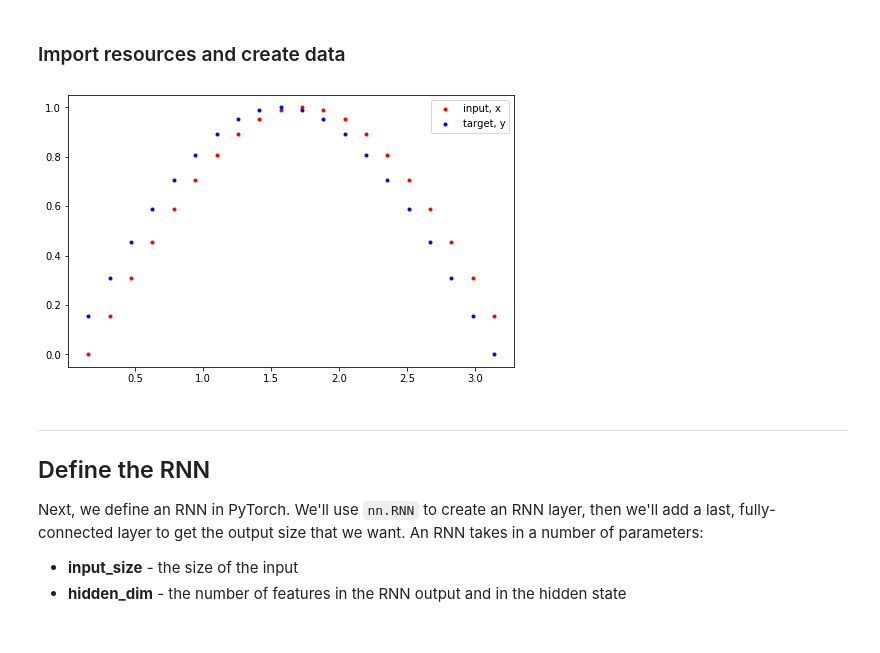
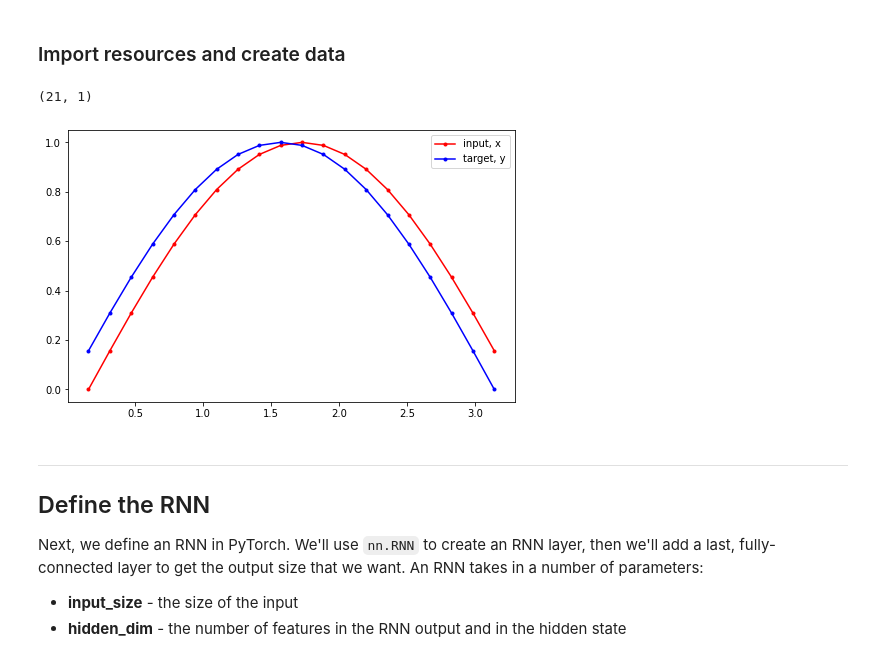
Before and after one commit to anthony-wang/deep-learning-v2-pytorch, a Jupyter notebook: recurrent-neural-networks/time-series/Simple_RNN_aw.ipynb, the cells around one changed output. Cells and saved outputs as stored; diff of their text form; code cells hidden in the pictures.

Commit message:
Added simple RNN for time series prediction (sinusoidal)

```diff
--- a/recurrent-neural-networks/time-series/Simple_RNN_aw.ipynb
+++ b/recurrent-neural-networks/time-series/Simple_RNN_aw.ipynb
@@ -18,25 +18,28 @@ import matplotlib.pyplot as plt
 # %%
 plt.figure(figsize=(8,5))
 
 # how many time steps/data pts are in one batch of data
 seq_length = 20
 
 # generate evenly spaced data pts
 time_steps = np.linspace(0, np.pi, seq_length + 1)
 data = np.sin(time_steps)
 data.resize((seq_length + 1, 1)) # size becomes (seq_length+1, 1), adds an input_size dimension
 
+print(data.shape)
+
 x = data[:-1] # all but the last piece of data
 y = data[1:] # all but the first
 
 # display the data
-plt.plot(time_steps[1:], x, 'r.', label='input, x') # x
-plt.plot(time_steps[1:], y, 'b.', label='target, y') # y
+plt.plot(time_steps[1:], x, 'r.-', label='input, x') # x
+plt.plot(time_steps[1:], y, 'b.-', label='target, y') # y
 
 plt.legend(loc='best')
 plt.show()
 # %% [output]
+(21, 1)
-[figure, old version]
+[figure, new version]
 # %% [markdown]
 ---
 ## Define the RNN
```
Also changed, not shown: parts of 6 cells of this notebook.
